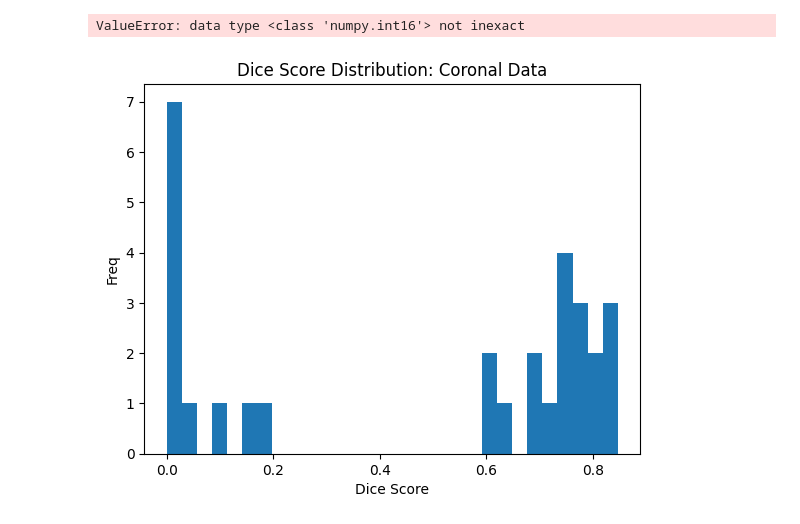
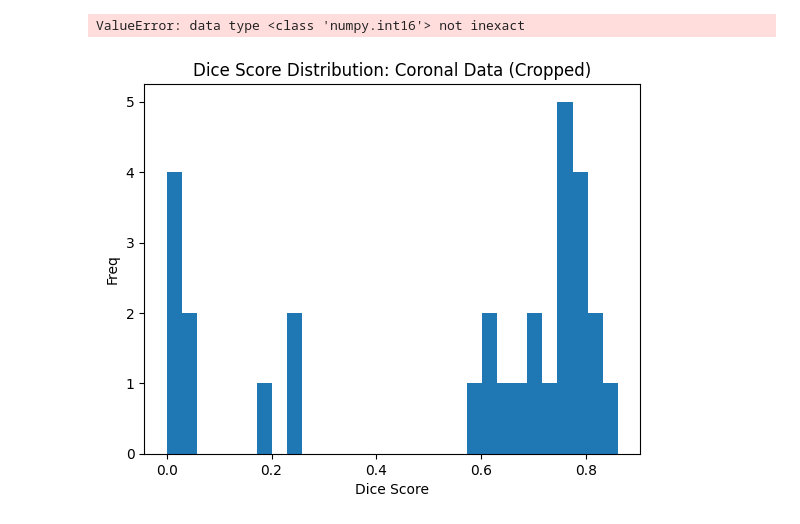
Before and after one commit to michaelkong0/RCa-Tumor-Seg, a Jupyter notebook: visualization.ipynb, the cells around one changed output. Cells and saved outputs as stored; diff of their text form; code cells hidden in the pictures.

```diff
--- a/visualization.ipynb
+++ b/visualization.ipynb
@@ -416,18 +416,19 @@ visualizeFromInternalBoundary("UH_174")
 # %%
 import matplotlib as mpl
 import matplotlib.pyplot as plt
 import numpy as np
 import pandas as pd
 
-data = pd.read_csv(r"G:\Shared drives\INVent\mfk58\Outputs\coronalv1.csv").loc[:,"dice"]
+
+data = pd.read_csv(r"G:\Shared drives\INVent\mfk58\Outputs\coronalv2.csv").loc[:,"dice"]
 data = data.to_list()
 plt.hist(data,30)
-plt.title('Dice Score Distribution: Coronal Data')
+plt.title('Dice Score Distribution: Coronal Data (Cropped)')
 plt.xlabel('Dice Score')
 plt.ylabel('Freq')
 plt.show()
 # %% [output]
-[figure, old version]
+[figure, new version]
 # %%
 
 spd = 150
```
Also changed, not shown: parts of 1 cell of this notebook, 3 other files.
